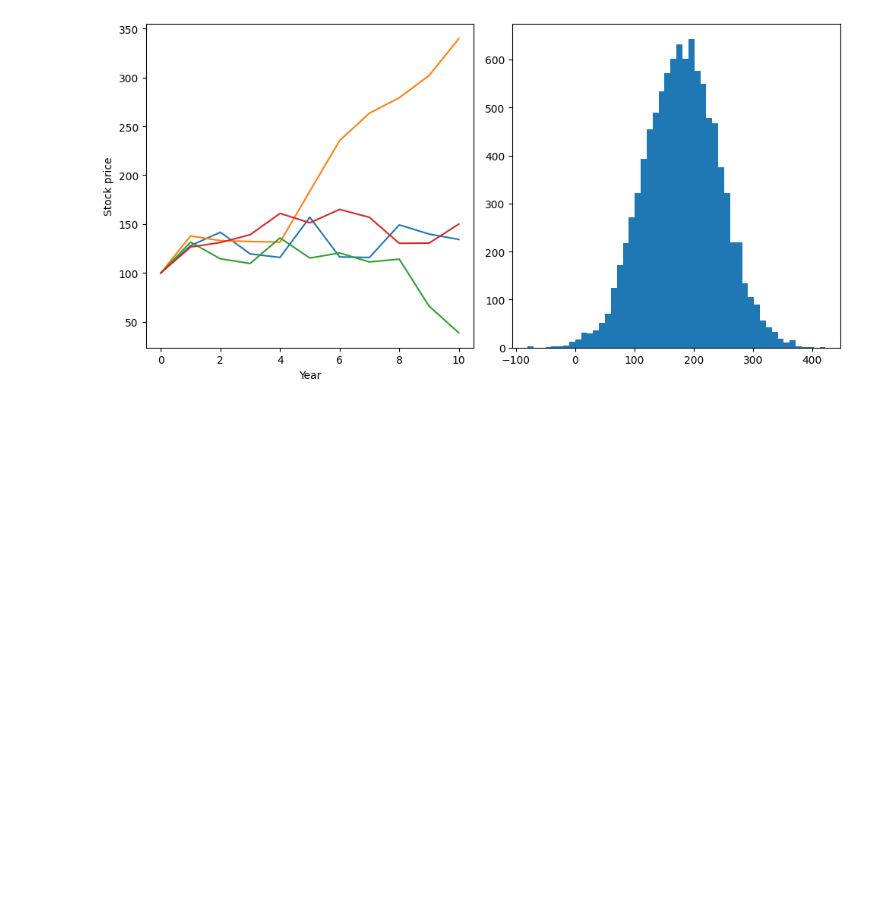
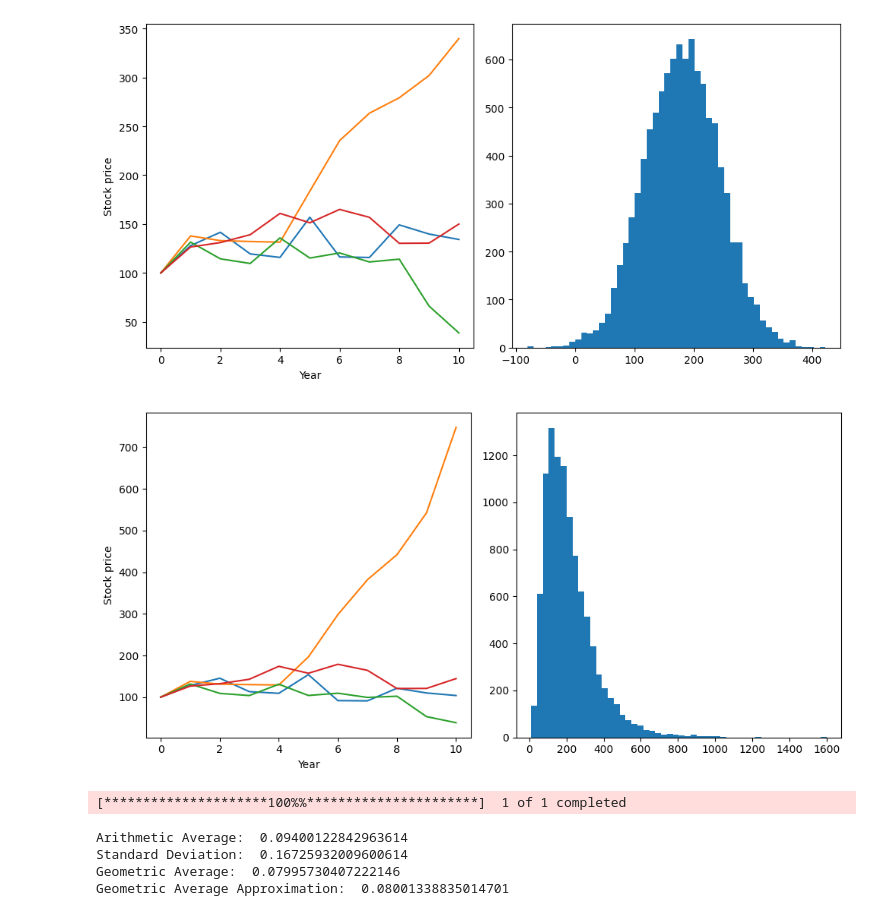
Before and after one commit to piotrwolkowski/robo-advisor, a Jupyter notebook: chapter-5-simulations.ipynb, the cells around one changed output. Saved outputs shown, nothing was run; the diff lists cells and outputs as text; code cells hidden in the pictures; blank space fills up the shorter version.

Commit message:
Add log normal return simultion. Add spending simulation.

```diff
--- a/chapter-5-simulations.ipynb
+++ b/chapter-5-simulations.ipynb
@@ -37,3 +39,57 @@ plt.tight_layout()
 plt.show()
 # %% [output]
 [figure]
+# %%
+np.random.seed(123)
+
+# Lognormal returns - a more realistic price representation
+
+num_years = 10
+num_sims = 10000
+mean = 0.08
+stdev = 0.20
+
+ret = np.random.normal(loc=mean, scale=stdev, size=(num_sims, num_years+1))
+
+P = np.zeros((num_sims, num_years+1))
+P[:,0] = 100
+
+for sim in range(num_sims):
+    for year in range(1, num_years+1):
+        P[sim, year] = P[sim, year-1]* (1 + ret[sim, year])
+
+plt.figure(figsize=(10, 5))
+
+# Create the first subplot
+plt.subplot(1, 2, 1)  # 1 row, 2 columns, index 1
+plt.xlabel('Year')
+plt.ylabel('Stock price')
+plt.plot(P[0:4,:].T)
+
+# Create the second subplot
+plt.subplot(1, 2, 2)  # 1 row, 2 columns, index 2
+plt.hist(P[:,-1], bins=50)
+# plt.hist(P[:,-1], bins=50, range=(0,800)) # Crop at 800 to remove outliers
+# Show the plots
+plt.tight_layout()
+plt.show()
+# %% [output]
+[figure, added]
+# %%
+import yfinance as yf
+
+SP500 = yf.download('^GSPC', start='1971-12-31', end='2021-12-31')
+SP500 = SP500.resample('YE').last()
+SP500['ret'] = SP500['Close'].pct_change()
+print('Arithmetic Average: ', SP500['ret'].mean())
+print('Standard Deviation: ', SP500['ret'].std())
+print('Geometric Average: ', (SP500['Close'].iloc[-1]/SP500['Close'].iloc[0])
+       **(1/(len(SP500)-1))-1)
+print('Geometric Average Approximation: ', SP500['ret'].mean()
+       - 0.5 * (SP500['ret'].std())**2)
+# %% [output]
+[*********************100%%**********************]  1 of 1 completed
+Arithmetic Average:  0.09400122842963614
+Standard Deviation:  0.16725932009600614
+Geometric Average:  0.07995730407222146
+Geometric Average Approximation:  0.08001338835014701
```
Also changed, not shown: parts of 2 cells of this notebook.
